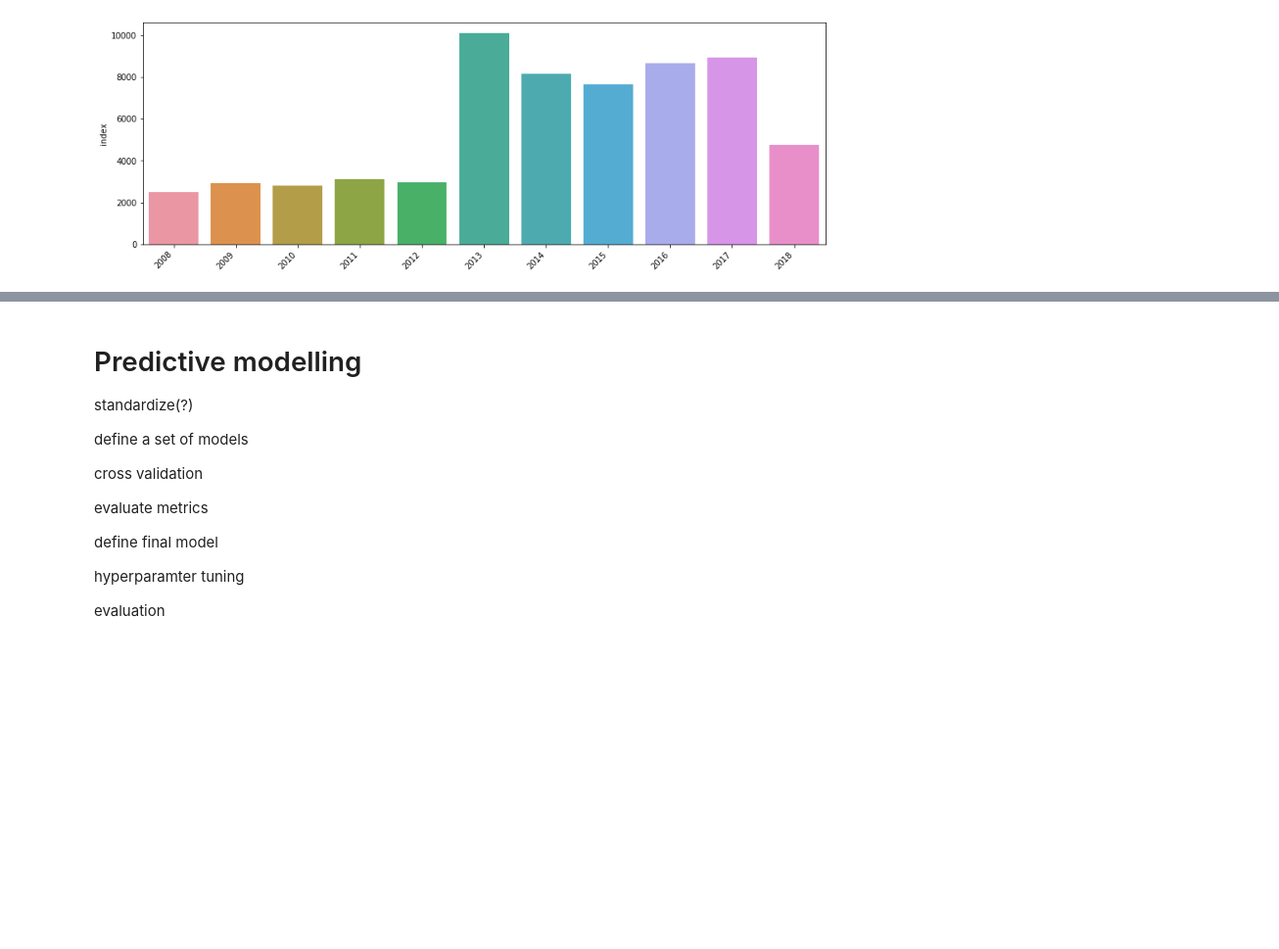
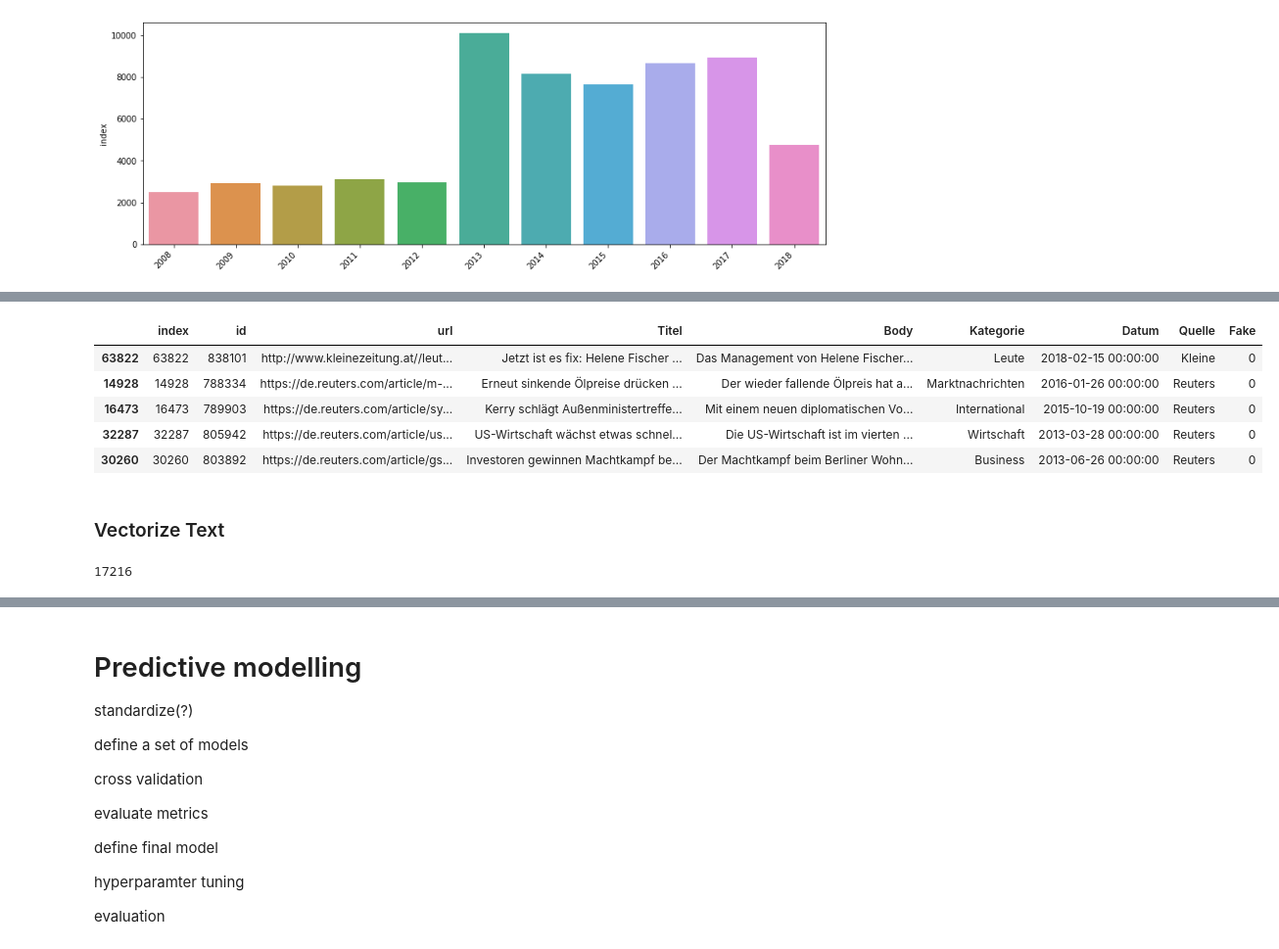
Before and after one commit to froukje/FakeNews_German, a Jupyter notebook: Project_News_Categorization.ipynb, the cells around one changed output, grey strips where cells are left out. Shown at 98% size. Saved outputs shown, nothing was run; the diff lists cells and outputs as text; code cells hidden in the pictures; blank space fills up the shorter version.

```diff
--- a/Project_News_Categorization.ipynb
+++ b/Project_News_Categorization.ipynb
@@ -832,0 +867,11 @@ categorize target variable to numbers
+# %%
+news_fake_test_under.head()
+# %% [output]
+|  | index | id | url | Titel | Body | Kategorie | Datum | Quelle | Fake |
+| 63822 | 63822 | 838101 | http://www.kleinezeitung.at//leut... | Jetzt ist es fix: Helene Fischer ... | Das Management von Helene Fischer... | Leute | 2018-02-15 00:00:00 | Kleine | 0 |
+| 14928 | 14928 | 788334 | https://de.reuters.com/article/m-... | Erneut sinkende Ölpreise drücken ... | Der wieder fallende Ölpreis hat a... | Marktnachrichten | 2016-01-26 00:00:00 | Reuters | 0 |
+| 16473 | 16473 | 789903 | https://de.reuters.com/article/sy... | Kerry schlägt Außenministertreffe... | Mit einem neuen diplomatischen Vo... | International | 2015-10-19 00:00:00 | Reuters | 0 |
+| 32287 | 32287 | 805942 | https://de.reuters.com/article/us... | US-Wirtschaft wächst etwas schnel... | Die US-Wirtschaft ist im vierten ... | Wirtschaft | 2013-03-28 00:00:00 | Reuters | 0 |
+| 30260 | 30260 | 803892 | https://de.reuters.com/article/gs... | Investoren gewinnen Machtkampf be... | Der Machtkampf beim Berliner Wohn... | Business | 2013-06-26 00:00:00 | Reuters | 0 |
+# %% [markdown]
+### Vectorize Text
@@ -832,0 +886,5 @@ categorize target variable to numbers
+# %%
+pipe_lr.fit(text_train, y_train)
+print(len(vect.vocabulary_))
+# %% [output]
+17216
```
Also changed, not shown: parts of 18 cells of this notebook.
